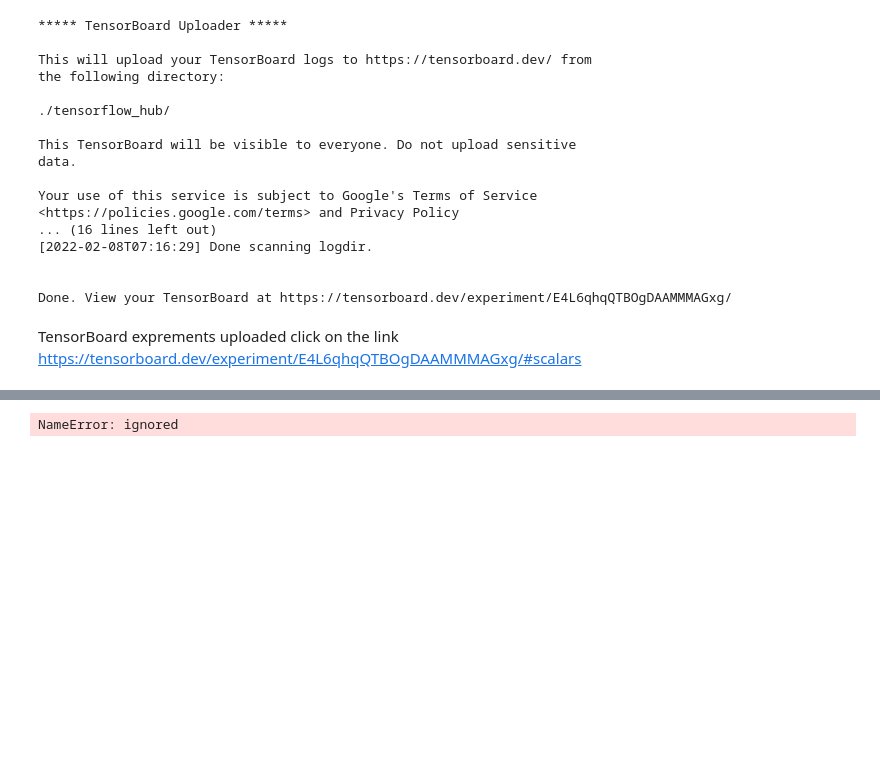
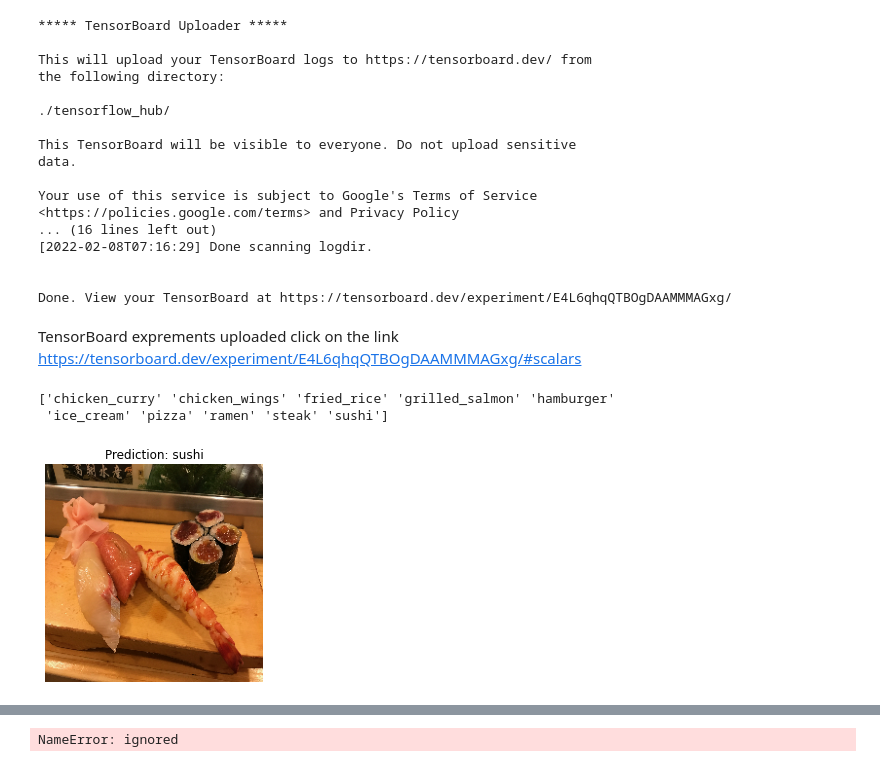
Before and after one commit to talha-rahmanreal/TensorFlow, a Jupyter notebook: Transfer_Learning.ipynb, the cells around one changed output, grey strips where cells are left out. Saved outputs shown, nothing was run; the diff lists cells and outputs as text; code cells hidden in the pictures; blank space fills up the shorter version.

```diff
--- a/Transfer_Learning.ipynb
+++ b/Transfer_Learning.ipynb
@@ -321,0 +337,40 @@ https://tensorboard.dev/experiment/E4L6qhqQTBOgDAAMMMAGxg/#scalars
+# %%
+import pathlib
+import numpy as np
+data_dir = pathlib.Path(train_dir)
+class_names = np.array(sorted([item.name for item in data_dir.glob('*')]))
+print(class_names)
+# %% [output]
+['chicken_curry' 'chicken_wings' 'fried_rice' 'grilled_salmon' 'hamburger'
+ 'ice_cream' 'pizza' 'ramen' 'steak' 'sushi']
+# %%
+def pred_and_plot(model, filename, class_names=class_names):
+  import matplotlib.pyplot as plt
+
+  """
+  Import an image located at filename, make a prediction with model
+  and plots the image with the predicted class as the title
+  """
+  # Import the target image and preprocess it
+  img = load_and_prep_image(filename)
+
+  # make a prediction & Get the predicted class
+  pred = model.predict(tf.expand_dims(img, axis=0))
+
+  # Add in logic for multi-class
+  if len(pred[0]) > 1:
+    pred_class = class_names[tf.argmax(pred[0])]
+  else:
+    pred_class = class_names[int(tf.round(pred[0]))]
+
+  # Plot the image and predicted class
+  plt.imshow(img)
+  plt.title(f"Prediction: {pred_class}")
+  plt.axis(False)
+# %%
+# Make a prediction using model_10
+pred_and_plot(model=efficientnet_model,
+              filename="03-sushi.jpeg",
+              class_names=class_names)
+# %% [output]
+[figure, added]
```
Also changed, not shown: parts of 12 cells of this notebook.
